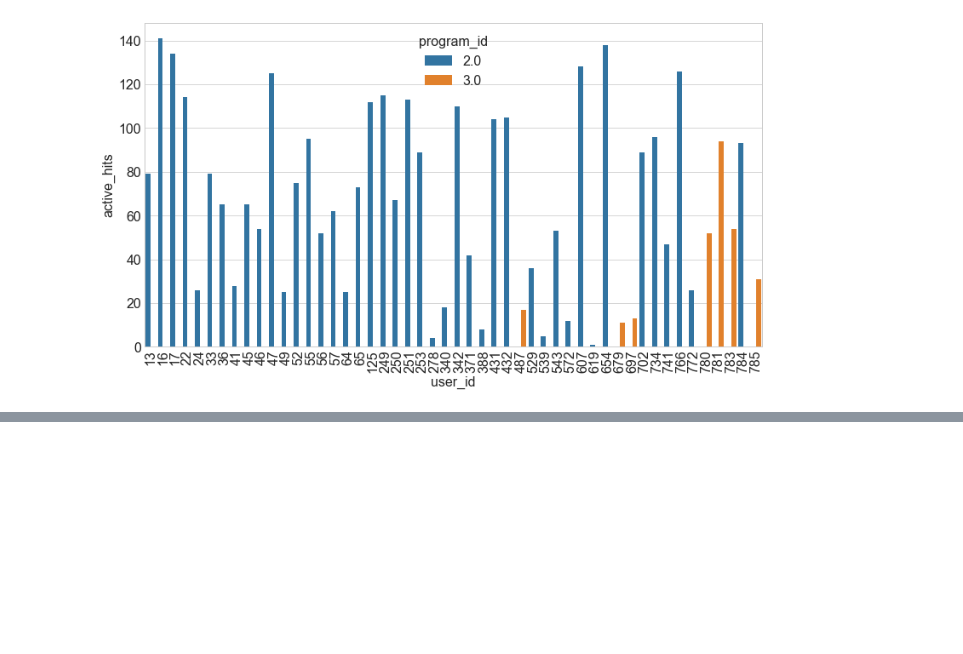
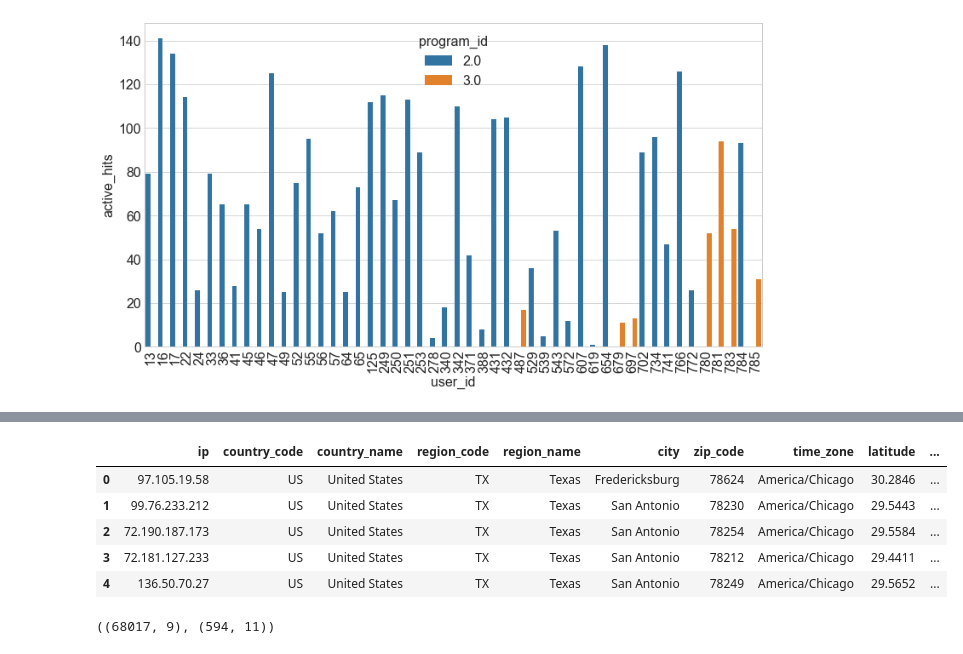
Before and after one commit to Yongliang-Shi/Anomaly-Detection-in-the-Curriculum-Access-Log, a Jupyter notebook: explore_log.ipynb, the cells around one changed output, grey strips where cells are left out. Cells and saved outputs as stored; diff of their text form; code cells hidden in the pictures; blank space fills up the shorter version.

```diff
--- a/explore_log.ipynb
+++ b/explore_log.ipynb
@@ -339,0 +346,12 @@ plt.show()
+# %%
+# Create a list to hold the unique ip addresses in data science programs
+ips = list(log_ds.ip.value_counts().index)
+
+# Print the dtype of ips element
+print(type(ips[0]))
+
+# Print the size of the ips
+print(len(ips))
+
+# Print the first element
+ips[1]
@@ -339,0 +362,19 @@ plt.show()
+# %%
+# Create the list
+ip_location = []
+
+# Create a counter
+# counter = 0
+
+# Loop through all the ip addresses in ds program
+
+for ip in ips:
+    url = env.base_url + ip
+    headers = {'x-rapidapi-key': env.rapidapi_key,
+               'x-rapidapi-host': env.host}
+    response = requests.request('Get', url, headers=headers)
+#     print(response.status_code) # Used to track the progress
+#     counter += 1
+#     print(counter) # Used to track the progress
+    data = response.json()
+    ip_location.append(data)
@@ -339,0 +406,17 @@ plt.show()
+# %%
+# Conver the list of dicts to data frame
+
+df_ip_location = pd.DataFrame(ip_location)
+df_ip_location.head() # Saved as a .csv
+# %% [output]
+|  | ip | country_code | country_name | region_code | region_name | city | zip_code | time_zone | latitude | ... |
+| 0 | 97.105.19.58 | US | United States | TX | Texas | Fredericksburg | 78624 | America/Chicago | 30.2846 | ... |
+| 1 | 99.76.233.212 | US | United States | TX | Texas | San Antonio | 78230 | America/Chicago | 29.5443 | ... |
+| 2 | 72.190.187.173 | US | United States | TX | Texas | San Antonio | 78254 | America/Chicago | 29.5584 | ... |
+| 3 | 72.181.127.233 | US | United States | TX | Texas | San Antonio | 78212 | America/Chicago | 29.4411 | ... |
+| 4 | 136.50.70.27 | US | United States | TX | Texas | San Antonio | 78249 | America/Chicago | 29.5652 | ... |
+# %%
+# Print the shape of the data science access log
+log_ds.shape, df_ip_location.shape
+# %% [output]
+((68017, 9), (594, 11))
```
Also changed, not shown: parts of 25 cells of this notebook.
